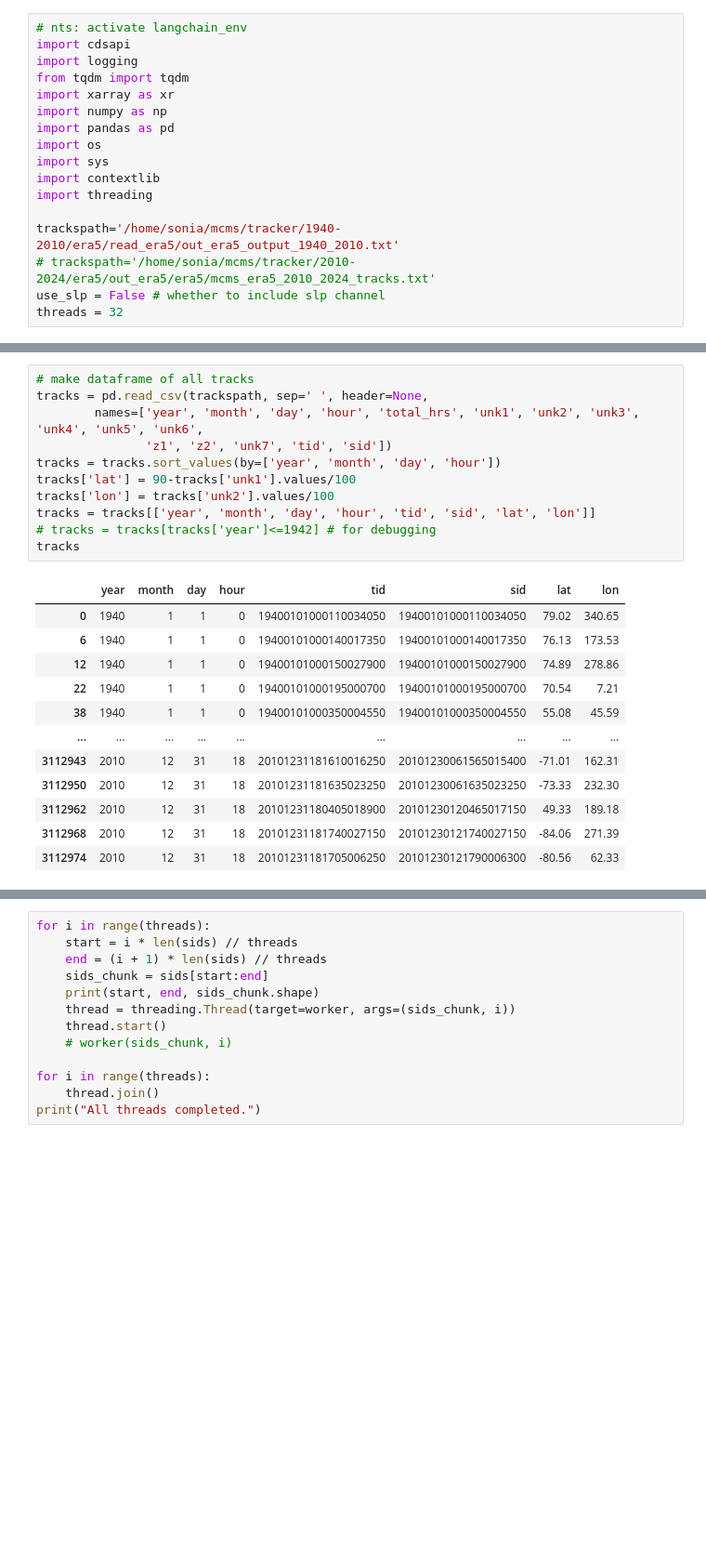
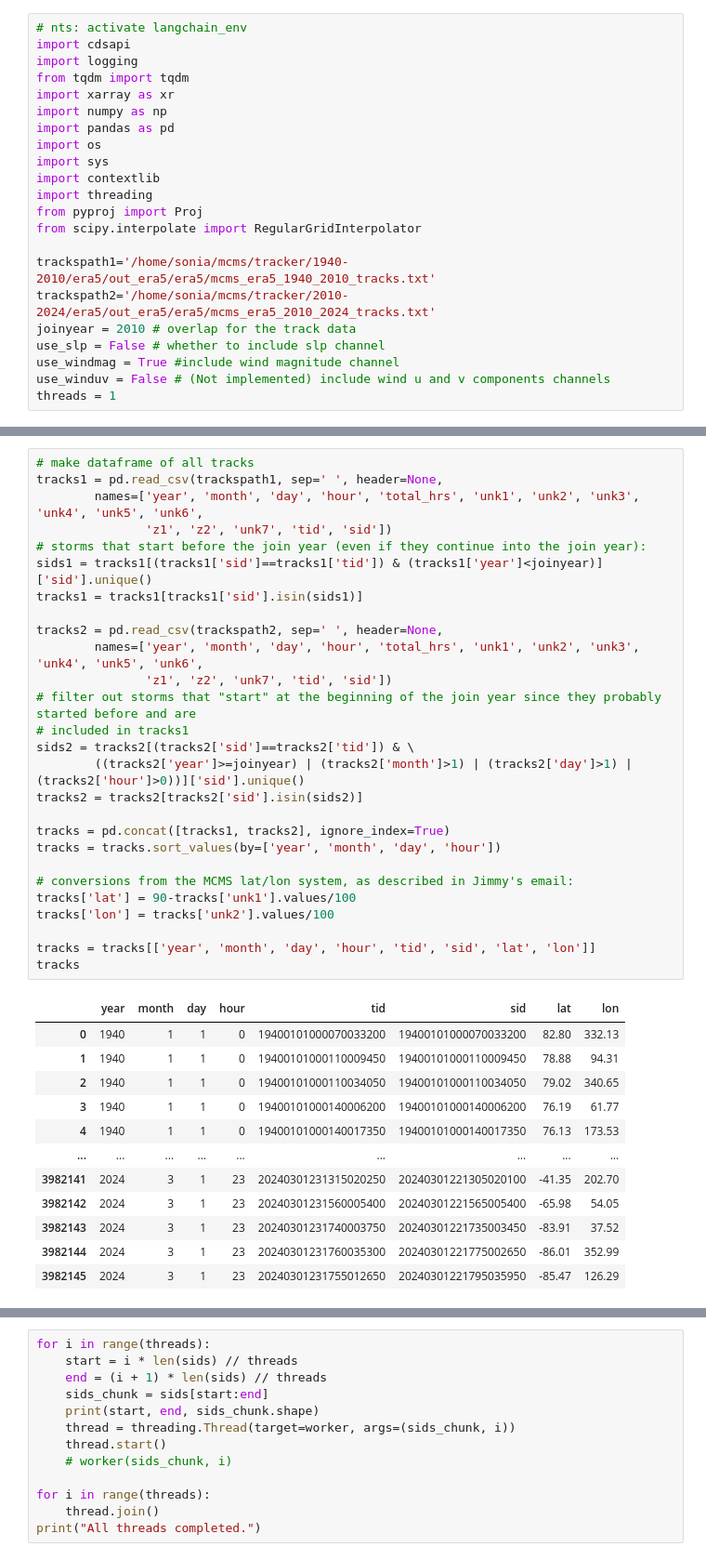
Before and after one commit to soCromp/cycloneSVD, a Jupyter notebook: dataprep.ipynb, the cells around one changed output, grey strips where cells are left out. Shown: that part at 93% size. Saved outputs shown, nothing was run; the diff lists cells and outputs as text; blank space fills up the shorter version.

Commit message:
equal area data prep code almost done

```diff
--- a/dataprep.ipynb
+++ b/dataprep.ipynb
@@ -10,10 +10,15 @@ import os
 import sys
 import contextlib
 import threading
+from pyproj import Proj
+from scipy.interpolate import RegularGridInterpolator
 
-trackspath='/home/sonia/mcms/tracker/1940-2010/era5/read_era5/out_era5_output_1940_2010.txt'
-# trackspath='/home/sonia/mcms/tracker/2010-2024/era5/out_era5/era5/mcms_era5_2010_2024_tracks.txt'
+trackspath1='/home/sonia/mcms/tracker/1940-2010/era5/out_era5/era5/mcms_era5_1940_2010_tracks.txt'
+trackspath2='/home/sonia/mcms/tracker/2010-2024/era5/out_era5/era5/mcms_era5_2010_2024_tracks.txt'
+joinyear = 2010 # overlap for the track data
 use_slp = False # whether to include slp channel
-threads = 32
+use_windmag = True #include wind magnitude channel
+use_winduv = False # (Not implemented) include wind u and v components channels
+threads = 1
 # %%
 regmask = xr.open_dataset('/home/cyclone/regmask_0723_anl.nc')
@@ -24,24 +27,40 @@ reg_id = 110
 # %%
 # make dataframe of all tracks
-tracks = pd.read_csv(trackspath, sep=' ', header=None,
+tracks1 = pd.read_csv(trackspath1, sep=' ', header=None,
         names=['year', 'month', 'day', 'hour', 'total_hrs', 'unk1', 'unk2', 'unk3', 'unk4', 'unk5', 'unk6',
                'z1', 'z2', 'unk7', 'tid', 'sid'])
+# storms that start before the join year (even if they continue into the join year):
+sids1 = tracks1[(tracks1['sid']==tracks1['tid']) & (tracks1['year']<joinyear)]['sid'].unique()
+tracks1 = tracks1[tracks1['sid'].isin(sids1)]
+
+tracks2 = pd.read_csv(trackspath2, sep=' ', header=None,
+        names=['year', 'month', 'day', 'hour', 'total_hrs', 'unk1', 'unk2', 'unk3', 'unk4', 'unk5', 'unk6',
+               'z1', 'z2', 'unk7', 'tid', 'sid'])
+# filter out storms that "start" at the beginning of the join year since they probably started before and are
+# included in tracks1
+sids2 = tracks2[(tracks2['sid']==tracks2['tid']) & \
+        ((tracks2['year']>=joinyear) | (tracks2['month']>1) | (tracks2['day']>1) | (tracks2['hour']>0))]['sid'].unique()
+tracks2 = tracks2[tracks2['sid'].isin(sids2)]
+
+tracks = pd.concat([tracks1, tracks2], ignore_index=True)
 tracks = tracks.sort_values(by=['year', 'month', 'day', 'hour'])
+
+# conversions from the MCMS lat/lon system, as described in Jimmy's email:
 tracks['lat'] = 90-tracks['unk1'].values/100
 tracks['lon'] = tracks['unk2'].values/100
+
 tracks = tracks[['year', 'month', 'day', 'hour', 'tid', 'sid', 'lat', 'lon']]
-# tracks = tracks[tracks['year']<=1942] # for debugging
 tracks
 # %% [output]
 |  | year | month | day | hour | tid | sid | lat | lon |
-| 0 | 1940 | 1 | 1 | 0 | 19400101000110034050 | 19400101000110034050 | 79.02 | 340.65 |
-| 6 | 1940 | 1 | 1 | 0 | 19400101000140017350 | 19400101000140017350 | 76.13 | 173.53 |
-| 12 | 1940 | 1 | 1 | 0 | 19400101000150027900 | 19400101000150027900 | 74.89 | 278.86 |
-| 22 | 1940 | 1 | 1 | 0 | 19400101000195000700 | 19400101000195000700 | 70.54 | 7.21 |
-| 38 | 1940 | 1 | 1 | 0 | 19400101000350004550 | 19400101000350004550 | 55.08 | 45.59 |
+| 0 | 1940 | 1 | 1 | 0 | 19400101000070033200 | 19400101000070033200 | 82.80 | 332.13 |
+| 1 | 1940 | 1 | 1 | 0 | 19400101000110009450 | 19400101000110009450 | 78.88 | 94.31 |
+| 2 | 1940 | 1 | 1 | 0 | 19400101000110034050 | 19400101000110034050 | 79.02 | 340.65 |
+| 3 | 1940 | 1 | 1 | 0 | 19400101000140006200 | 19400101000140006200 | 76.19 | 61.77 |
+| 4 | 1940 | 1 | 1 | 0 | 19400101000140017350 | 19400101000140017350 | 76.13 | 173.53 |
 | ... | ... | ... | ... | ... | ... | ... | ... | ... |
-| 3112943 | 2010 | 12 | 31 | 18 | 20101231181610016250 | 20101230061565015400 | -71.01 | 162.31 |
-| 3112950 | 2010 | 12 | 31 | 18 | 20101231181635023250 | 20101230061635023250 | -73.33 | 232.30 |
-| 3112962 | 2010 | 12 | 31 | 18 | 20101231180405018900 | 20101230120465017150 | 49.33 | 189.18 |
-| 3112968 | 2010 | 12 | 31 | 18 | 20101231181740027150 | 20101230121740027150 | -84.06 | 271.39 |
-| 3112974 | 2010 | 12 | 31 | 18 | 20101231181705006250 | 20101230121790006300 | -80.56 | 62.33 |
+| 3982141 | 2024 | 3 | 1 | 23 | 20240301231315020250 | 20240301221305020100 | -41.35 | 202.70 |
+| 3982142 | 2024 | 3 | 1 | 23 | 20240301231560005400 | 20240301221565005400 | -65.98 | 54.05 |
+| 3982143 | 2024 | 3 | 1 | 23 | 20240301231740003750 | 20240301221735003450 | -83.91 | 37.52 |
+| 3982144 | 2024 | 3 | 1 | 23 | 20240301231760035300 | 20240301221775002650 | -86.01 | 352.99 |
+| 3982145 | 2024 | 3 | 1 | 23 | 20240301231755012650 | 20240301221795035950 | -85.47 | 126.29 |
```
Also changed, not shown: parts of 24 cells of this notebook.
